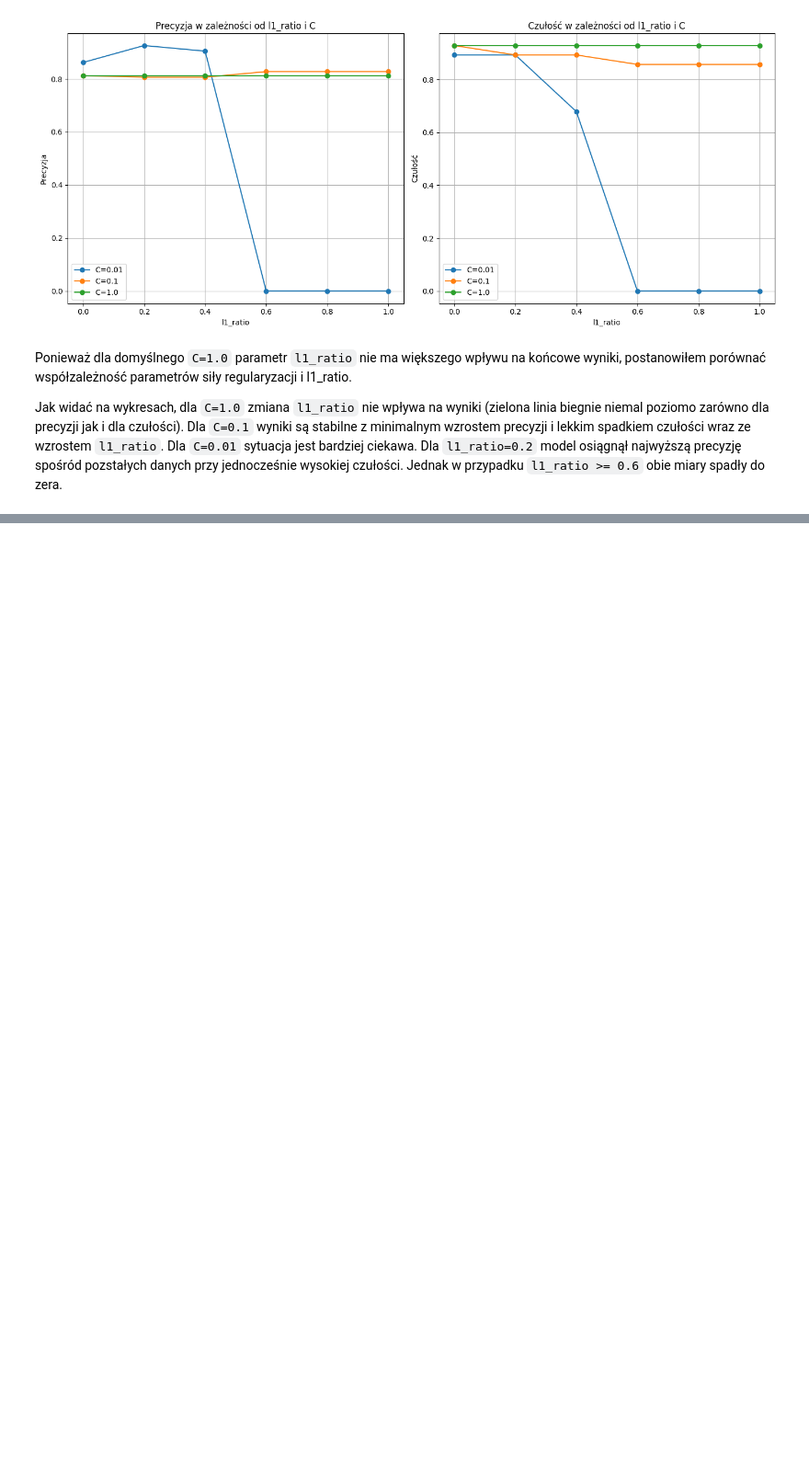
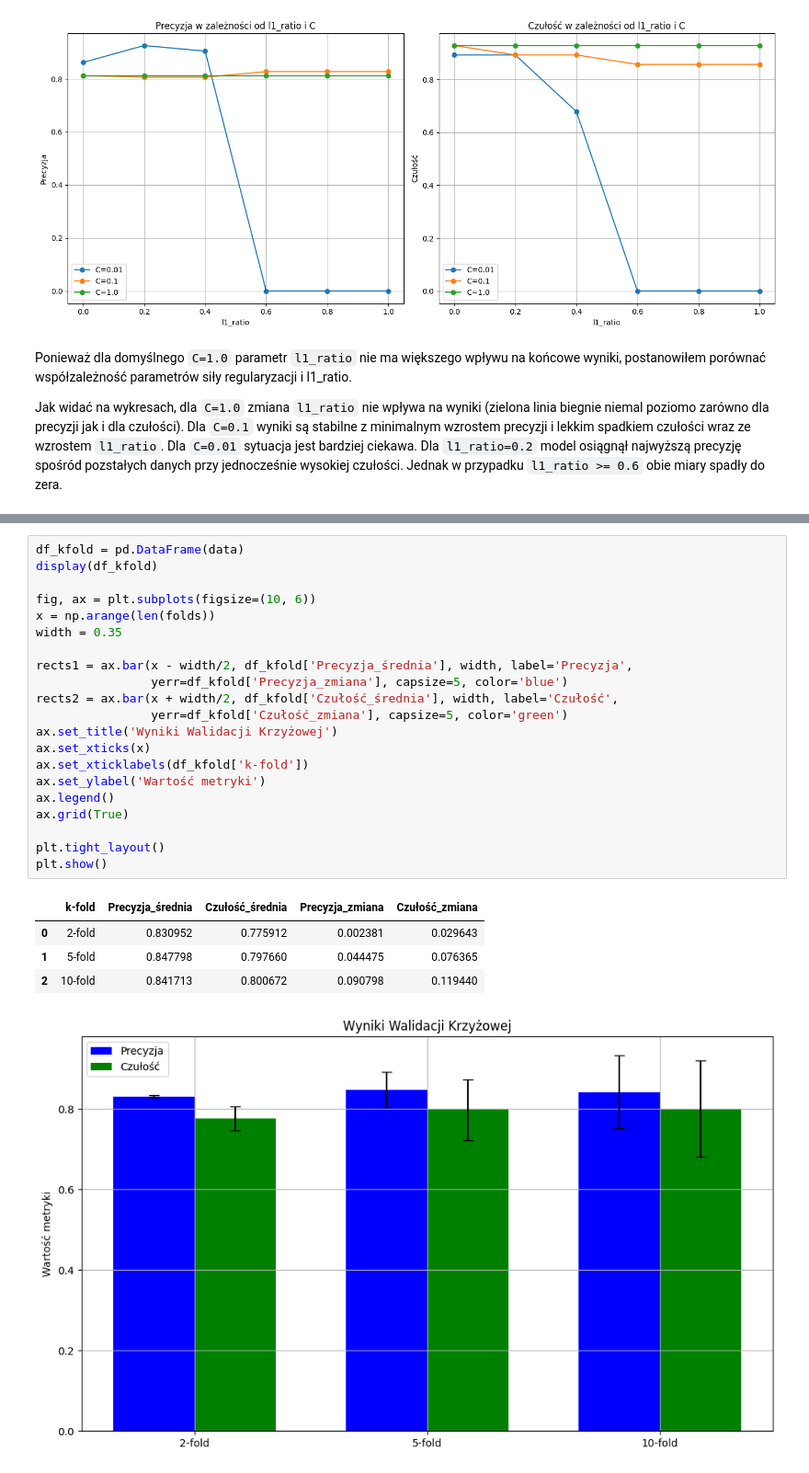
Before and after one commit to Zajecia-na-PWr-LR/lista-3-MateuszOlech-2, a Jupyter notebook: UM_inz_L3_tutorial.ipynb, the cells around one changed output, grey strips where cells are left out. Shown at 92% size. Saved outputs shown, nothing was run; the diff lists cells and outputs as text; blank space fills up the shorter version.

```diff
--- a/UM_inz_L3_tutorial.ipynb
+++ b/UM_inz_L3_tutorial.ipynb
@@ -680,0 +734,27 @@ Jak widać na wykresach, dla `C=1.0` zmiana `l1_ratio` nie wpływa na wyniki (zi
+# %%
+df_kfold = pd.DataFrame(data)
+display(df_kfold)
+
+fig, ax = plt.subplots(figsize=(10, 6))
+x = np.arange(len(folds))
+width = 0.35
+
+rects1 = ax.bar(x - width/2, df_kfold['Precyzja_średnia'], width, label='Precyzja',
+                yerr=df_kfold['Precyzja_zmiana'], capsize=5, color='blue')
+rects2 = ax.bar(x + width/2, df_kfold['Czułość_średnia'], width, label='Czułość',
+                yerr=df_kfold['Czułość_zmiana'], capsize=5, color='green')
+ax.set_title('Wyniki Walidacji Krzyżowej')
+ax.set_xticks(x)
+ax.set_xticklabels(df_kfold['k-fold'])
+ax.set_ylabel('Wartość metryki')
+ax.legend()
+ax.grid(True)
+
+plt.tight_layout()
+plt.show()
+# %% [output]
+|  | k-fold | Precyzja_średnia | Czułość_średnia | Precyzja_zmiana | Czułość_zmiana |
+| 0 | 2-fold | 0.830952 | 0.775912 | 0.002381 | 0.029643 |
+| 1 | 5-fold | 0.847798 | 0.797660 | 0.044475 | 0.076365 |
+| 2 | 10-fold | 0.841713 | 0.800672 | 0.090798 | 0.119440 |
+[figure, added]
```
Also changed, not shown: parts of 8 cells of this notebook.
